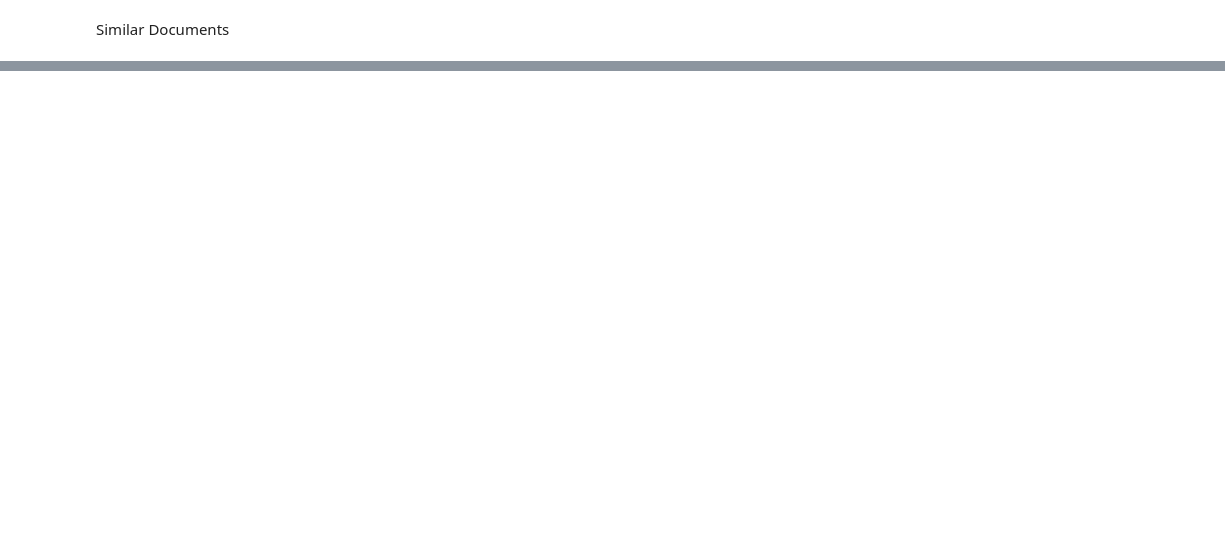
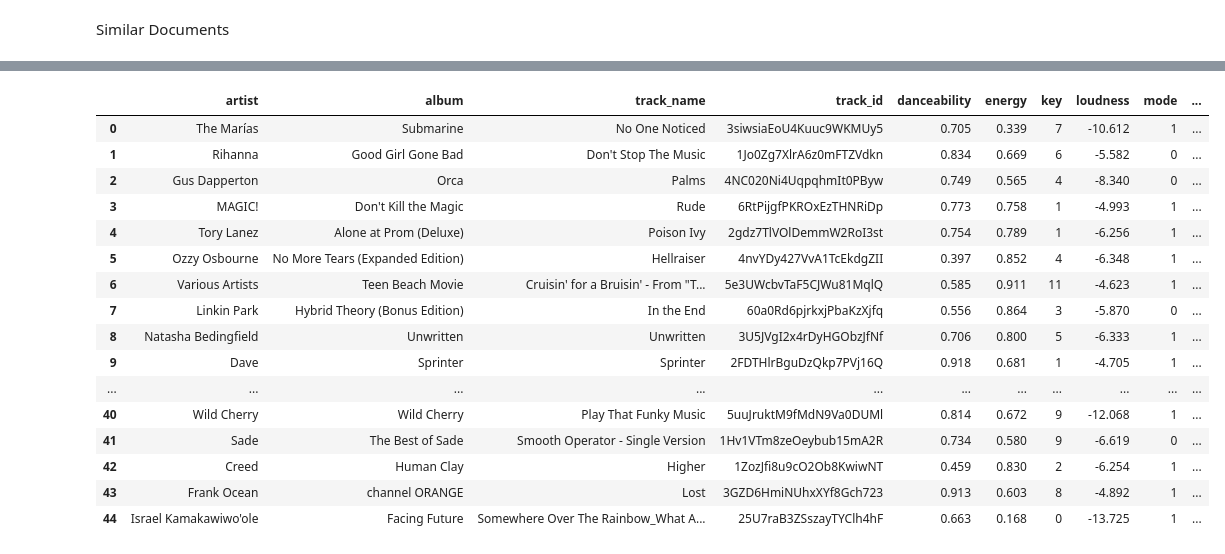
Before and after one commit to ugoanyaegbunam/nlp_final, a Jupyter notebook: model_ugo.ipynb, the cells around one changed output, grey strips where cells are left out. Cells and saved outputs as stored; diff of their text form; code cells hidden in the pictures; blank space fills up the shorter version.

```diff
--- a/model_ugo.ipynb
+++ b/model_ugo.ipynb
@@ -318,0 +327,58 @@ Demons on my shoulder Monsters in my head Shadow in the water Will you be my fri
+# %%
+CLIENT_ID = "d01e5abcf5fd423598e72b869ffe3f5a"
+CLIENT_SECRET = "4243c573da344f13b1c418c04addaa47"
+# %%
+sp = Spotify(auth_manager=SpotifyClientCredentials(client_id=CLIENT_ID, client_secret=CLIENT_SECRET))
+# %%
+playlist_id = "1yDawcV25BRwf149OFGgia" #https://open.spotify.com/playlist/1yDawcV25BRwf149OFGgia
+# %%
+def analyze_playlist(creator, playlist_id):
+
+    # Create empty dataframe
+    playlist_features_list = ["artist","album","track_name",  "track_id","danceability","energy","key","loudness","mode", "speechiness","instrumentalness","liveness","valence","tempo", "duration_ms","time_signature"]
+
+    playlist_df = pd.DataFrame(columns = playlist_features_list)
+
+    # Loop through every track in the playlist, extract features and append the features to the playlist df
+
+    playlist = sp.user_playlist_tracks(creator, playlist_id)["items"]
+    for track in playlist:
+        # Create empty dict
+        playlist_features = {}
+        # Get metadata
+        playlist_features["artist"] = track["track"]["album"]["artists"][0]["name"]
+        playlist_features["album"] = track["track"]["album"]["name"]
+        playlist_features["track_name"] = track["track"]["name"]
+        playlist_features["track_id"] = track["track"]["id"]
+
+        # Get audio features
+        audio_features = sp.audio_features(playlist_features["track_id"])[0]
+        for feature in playlist_features_list[4:]:
+            playlist_features[feature] = audio_features[feature]
+
+        # Concat the dfs
+        track_df = pd.DataFrame(playlist_features, index = [0])
+        playlist_df = pd.concat([playlist_df, track_df], ignore_index = True)
+
+    return playlist_df
+# %%
+table = analyze_playlist("ugoanyaegbunam", playlist_id)
+table.head(45)
+# %% [output]
+|  | artist | album | track_name | track_id | danceability | energy | key | loudness | mode | ... |
+| 0 | The Marías | Submarine | No One Noticed | 3siwsiaEoU4Kuuc9WKMUy5 | 0.705 | 0.339 | 7 | -10.612 | 1 | ... |
+| 1 | Rihanna | Good Girl Gone Bad | Don't Stop The Music | 1Jo0Zg7XlrA6z0mFTZVdkn | 0.834 | 0.669 | 6 | -5.582 | 0 | ... |
+| 2 | Gus Dapperton | Orca | Palms | 4NC020Ni4UqpqhmIt0PByw | 0.749 | 0.565 | 4 | -8.340 | 0 | ... |
+| 3 | MAGIC! | Don't Kill the Magic | Rude | 6RtPijgfPKROxEzTHNRiDp | 0.773 | 0.758 | 1 | -4.993 | 1 | ... |
+| 4 | Tory Lanez | Alone at Prom (Deluxe) | Poison Ivy | 2gdz7TlVOlDemmW2RoI3st | 0.754 | 0.789 | 1 | -6.256 | 1 | ... |
+| 5 | Ozzy Osbourne | No More Tears (Expanded Edition) | Hellraiser | 4nvYDy427VvA1TcEkdgZII | 0.397 | 0.852 | 4 | -6.348 | 1 | ... |
+| 6 | Various Artists | Teen Beach Movie | Cruisin' for a Bruisin' - From "T... | 5e3UWcbvTaF5CJWu81MqlQ | 0.585 | 0.911 | 11 | -4.623 | 1 | ... |
+| 7 | Linkin Park | Hybrid Theory (Bonus Edition) | In the End | 60a0Rd6pjrkxjPbaKzXjfq | 0.556 | 0.864 | 3 | -5.870 | 0 | ... |
+| 8 | Natasha Bedingfield | Unwritten | Unwritten | 3U5JVgI2x4rDyHGObzJfNf | 0.706 | 0.800 | 5 | -6.333 | 1 | ... |
+| 9 | Dave | Sprinter | Sprinter | 2FDTHlrBguDzQkp7PVj16Q | 0.918 | 0.681 | 1 | -4.705 | 1 | ... |
+| ... | ... | ... | ... | ... | ... | ... | ... | ... | ... | ... |
+| 40 | Wild Cherry | Wild Cherry | Play That Funky Music | 5uuJruktM9fMdN9Va0DUMl | 0.814 | 0.672 | 9 | -12.068 | 1 | ... |
+| 41 | Sade | The Best of Sade | Smooth Operator - Single Version | 1Hv1VTm8zeOeybub15mA2R | 0.734 | 0.580 | 9 | -6.619 | 0 | ... |
+| 42 | Creed | Human Clay | Higher | 1ZozJfi8u9cO2Ob8KwiwNT | 0.459 | 0.830 | 2 | -6.254 | 1 | ... |
+| 43 | Frank Ocean | channel ORANGE | Lost | 3GZD6HmiNUhxXYf8Gch723 | 0.913 | 0.603 | 8 | -4.892 | 1 | ... |
+| 44 | Israel Kamakawiwo'ole | Facing Future | Somewhere Over The Rainbow_What A... | 25U7raB3ZSszayTYClh4hF | 0.663 | 0.168 | 0 | -13.725 | 1 | ... |
```
Also changed, not shown: parts of 26 cells of this notebook, 2 other files.
